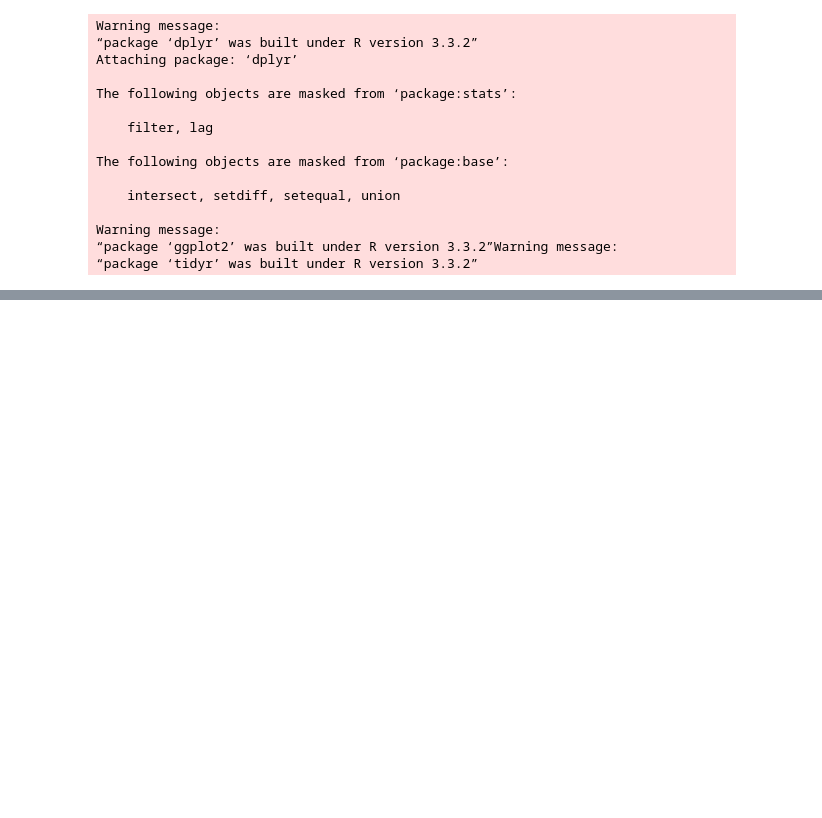
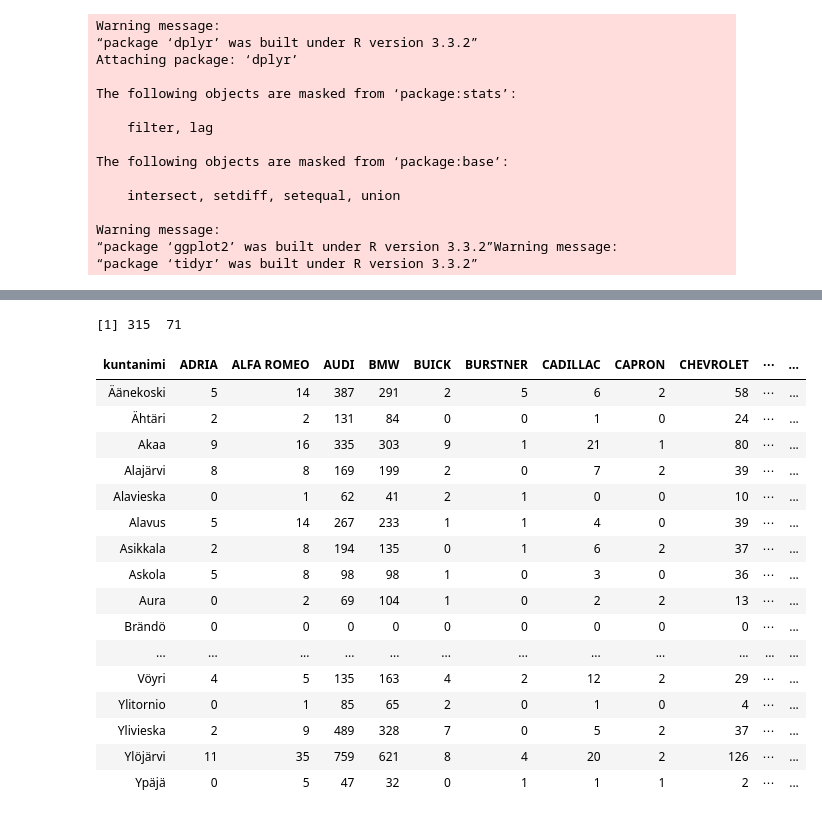
Before and after one commit to reaktor/operative-ml-training, a Jupyter notebook: docker-volume/Clustering, unsupervised learning .ipynb, the cells around one changed output, grey strips where cells are left out. Drawn from its saved outputs; the diff is of its cells as text; code cells hidden in the pictures; blank space fills up the shorter version.

```diff
--- a/docker-volume/Clustering, unsupervised learning .ipynb
+++ b/docker-volume/Clustering, unsupervised learning .ipynb
@@ -88,0 +98,23 @@ dim(kunnat.merkit)
+# %%
+# Let's check the data ...
+dim(kunnat.merkit)
+kunnat.merkit
+# %% [output]
+[1] 315  71
+| kuntanimi | ADRIA | ALFA ROMEO | AUDI | BMW | BUICK | BURSTNER | CADILLAC | CAPRON | CHEVROLET | ⋯ | ... |
+| Äänekoski | 5 | 14 | 387 | 291 | 2 | 5 | 6 | 2 | 58 | ⋯ | ... |
+| Ähtäri | 2 | 2 | 131 | 84 | 0 | 0 | 1 | 0 | 24 | ⋯ | ... |
+| Akaa | 9 | 16 | 335 | 303 | 9 | 1 | 21 | 1 | 80 | ⋯ | ... |
+| Alajärvi | 8 | 8 | 169 | 199 | 2 | 0 | 7 | 2 | 39 | ⋯ | ... |
+| Alavieska | 0 | 1 | 62 | 41 | 2 | 1 | 0 | 0 | 10 | ⋯ | ... |
+| Alavus | 5 | 14 | 267 | 233 | 1 | 1 | 4 | 0 | 39 | ⋯ | ... |
+| Asikkala | 2 | 8 | 194 | 135 | 0 | 1 | 6 | 2 | 37 | ⋯ | ... |
+| Askola | 5 | 8 | 98 | 98 | 1 | 0 | 3 | 0 | 36 | ⋯ | ... |
+| Aura | 0 | 2 | 69 | 104 | 1 | 0 | 2 | 2 | 13 | ⋯ | ... |
+| Brändö | 0 | 0 | 0 | 0 | 0 | 0 | 0 | 0 | 0 | ⋯ | ... |
+| ... | ... | ... | ... | ... | ... | ... | ... | ... | ... | ... | ... |
+| Vöyri | 4 | 5 | 135 | 163 | 4 | 2 | 12 | 2 | 29 | ⋯ | ... |
+| Ylitornio | 0 | 1 | 85 | 65 | 2 | 0 | 1 | 0 | 4 | ⋯ | ... |
+| Ylivieska | 2 | 9 | 489 | 328 | 7 | 0 | 5 | 2 | 37 | ⋯ | ... |
+| Ylöjärvi | 11 | 35 | 759 | 621 | 8 | 4 | 20 | 2 | 126 | ⋯ | ... |
+| Ypäjä | 0 | 5 | 47 | 32 | 0 | 1 | 1 | 1 | 2 | ⋯ | ... |
```
Also changed, not shown: parts of 19 cells of this notebook, 1 other file.
